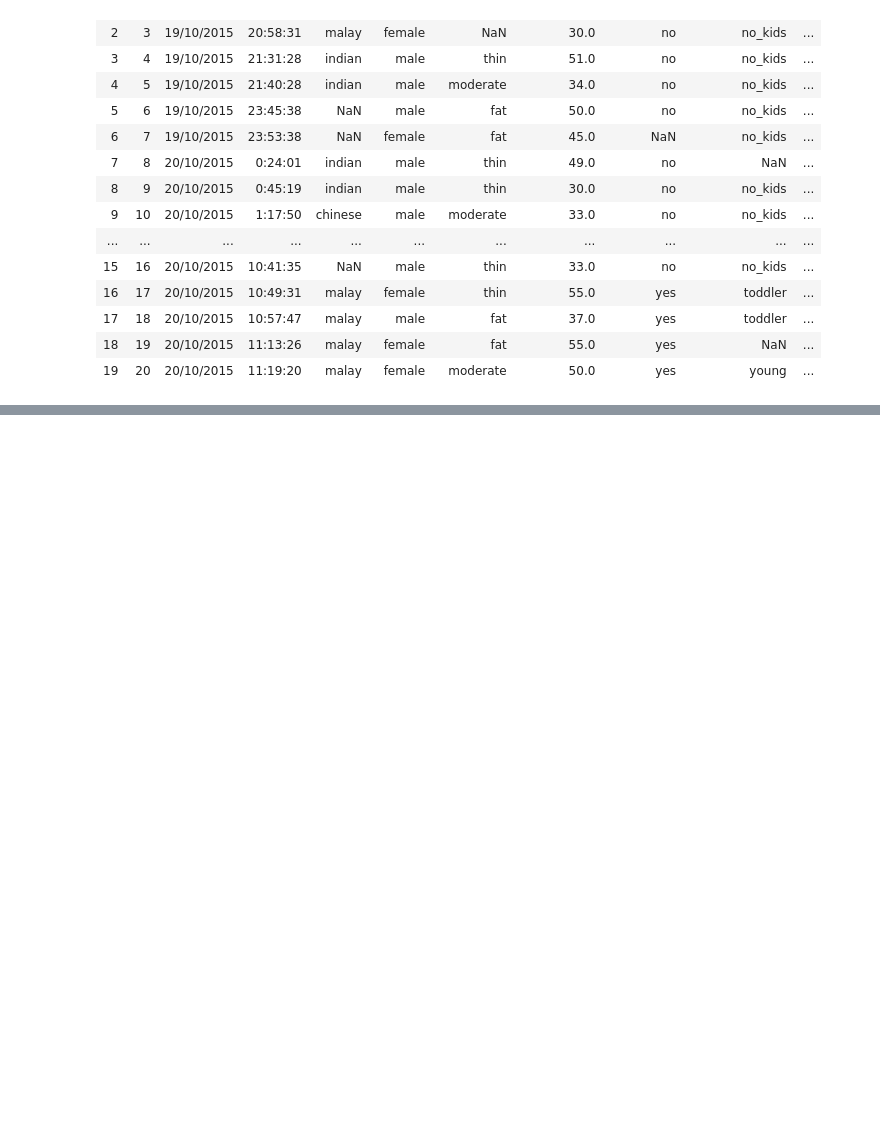
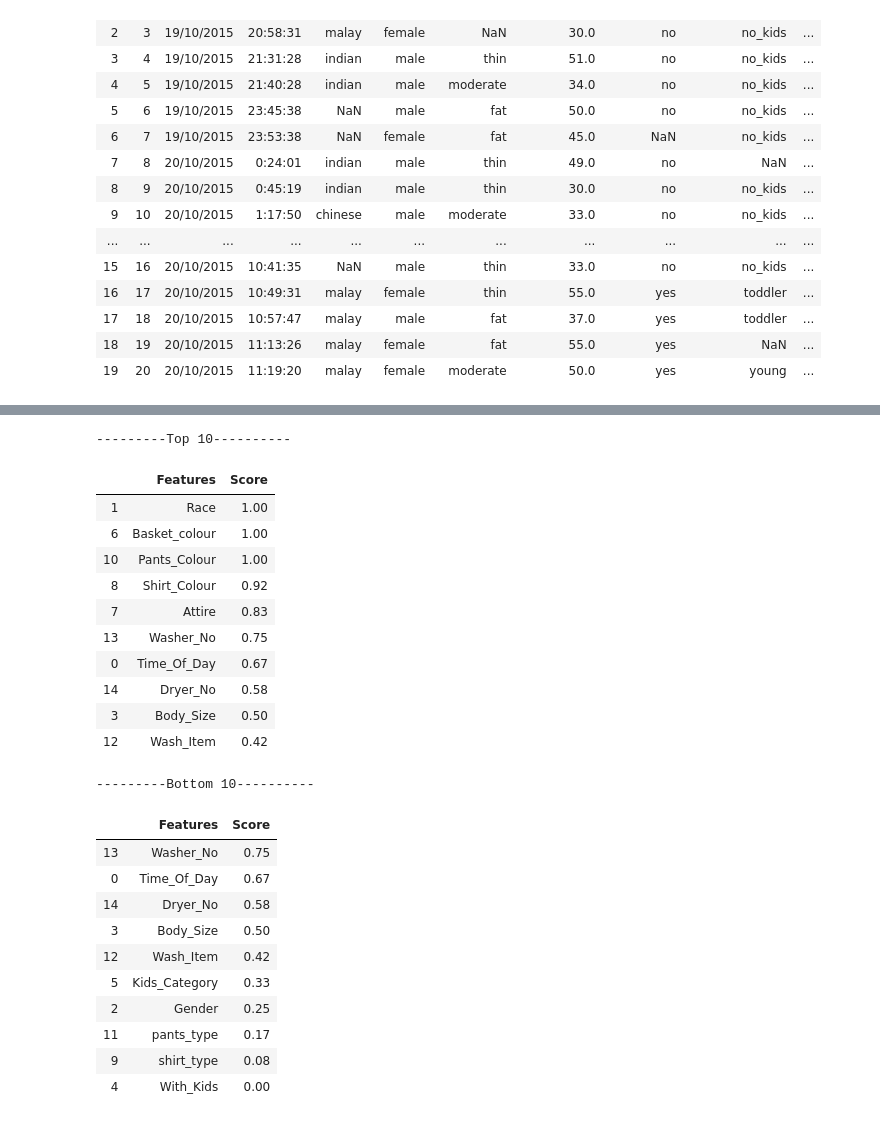
Before and after one commit to CRJoshuaa/Data-Mining-Project, a Jupyter notebook: Project_Amiera.ipynb, the cells around one changed output, grey strips where cells are left out. Drawn from its saved outputs; the diff is of its cells as text; code cells hidden in the pictures; blank space fills up the shorter version.

```diff
--- a/Project_Amiera.ipynb
+++ b/Project_Amiera.ipynb
@@ -288,6 +292,9 @@ cleaned=(df.pipe(change_to_date)
         .pipe(fill_null_val)
         .pipe(mark_washer)
         .pipe(mark_dryer)
+        .pipe(get_month_col)
+        .pipe(get_time_of_day)
+        .pipe(bin_age)
         .pipe(select_classifier1)
-        .pipe(bin_age)
+
     )
@@ -321,0 +301,54 @@ y = dfle1['Basket_Size']
+# %%
+def ranking(ranks, names, order=1):
+    minmax = MinMaxScaler()
+    ranks = minmax.fit_transform(order*np.array([ranks]).T).T[0]
+    ranks = map(lambda x: round(x,2), ranks)
+    return dict(zip(names, ranks))
+# %%
+b_cleaned=cleaned.apply(LabelEncoder().fit_transform)
+
+y = b_cleaned.Basket_Size
+X = b_cleaned.drop("Basket_Size", 1)
+colnames = X.columns
+# %%
+rf = RandomForestClassifier(n_jobs=-1,class_weight="balanced",max_depth=5)
+feat_selector = BorutaPy(rf, n_estimators="auto",random_state =1)
+
+feat_selector.fit(X.values,y.values.ravel())
+
+boruta_score = ranking(list(map(float, feat_selector.ranking_)), colnames, order=-1)
+boruta_score = pd.DataFrame(list(boruta_score.items()), columns=['Features', 'Score'])
+boruta_score = boruta_score.sort_values("Score",ascending=False)
+# %%
+# your codes here...
+print('---------Top 10----------')
+display(boruta_score.head(10))
+
+# your codes here...
+print('---------Bottom 10----------')
+boruta_score.tail(10)
+# %% [output]
+---------Top 10----------
+|  | Features | Score |
+| 1 | Race | 1.00 |
+| 6 | Basket_colour | 1.00 |
+| 10 | Pants_Colour | 1.00 |
+| 8 | Shirt_Colour | 0.92 |
+| 7 | Attire | 0.83 |
+| 13 | Washer_No | 0.75 |
+| 0 | Time_Of_Day | 0.67 |
+| 14 | Dryer_No | 0.58 |
+| 3 | Body_Size | 0.50 |
+| 12 | Wash_Item | 0.42 |
+---------Bottom 10----------
+|  | Features | Score |
+| 13 | Washer_No | 0.75 |
+| 0 | Time_Of_Day | 0.67 |
+| 14 | Dryer_No | 0.58 |
+| 3 | Body_Size | 0.50 |
+| 12 | Wash_Item | 0.42 |
+| 5 | Kids_Category | 0.33 |
+| 2 | Gender | 0.25 |
+| 11 | pants_type | 0.17 |
+| 9 | shirt_type | 0.08 |
+| 4 | With_Kids | 0.00 |
```
Also changed, not shown: parts of 25 cells of this notebook.
